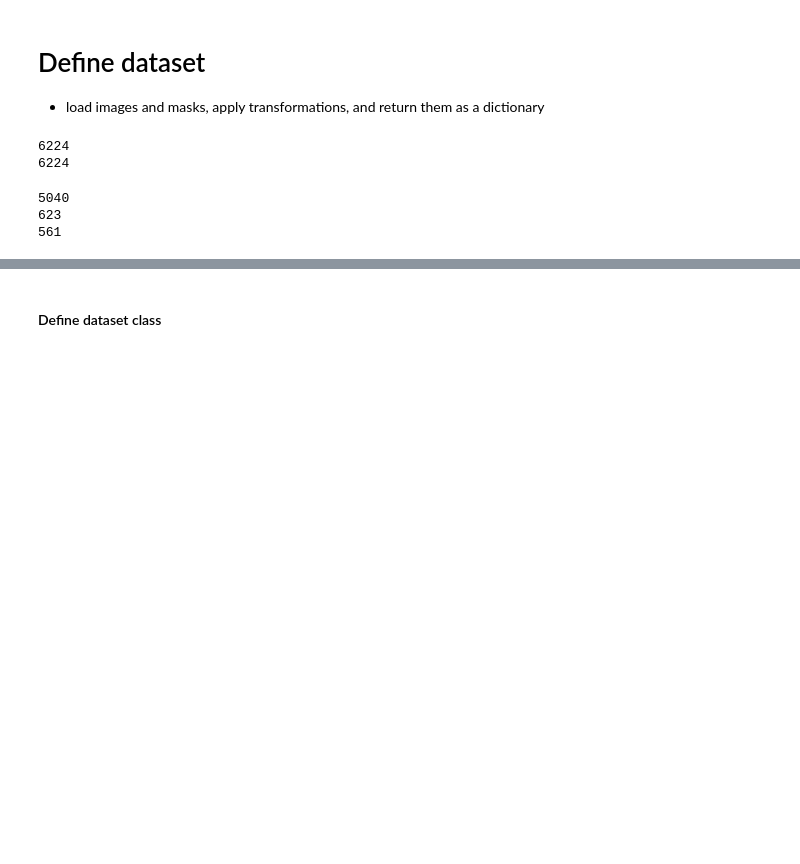
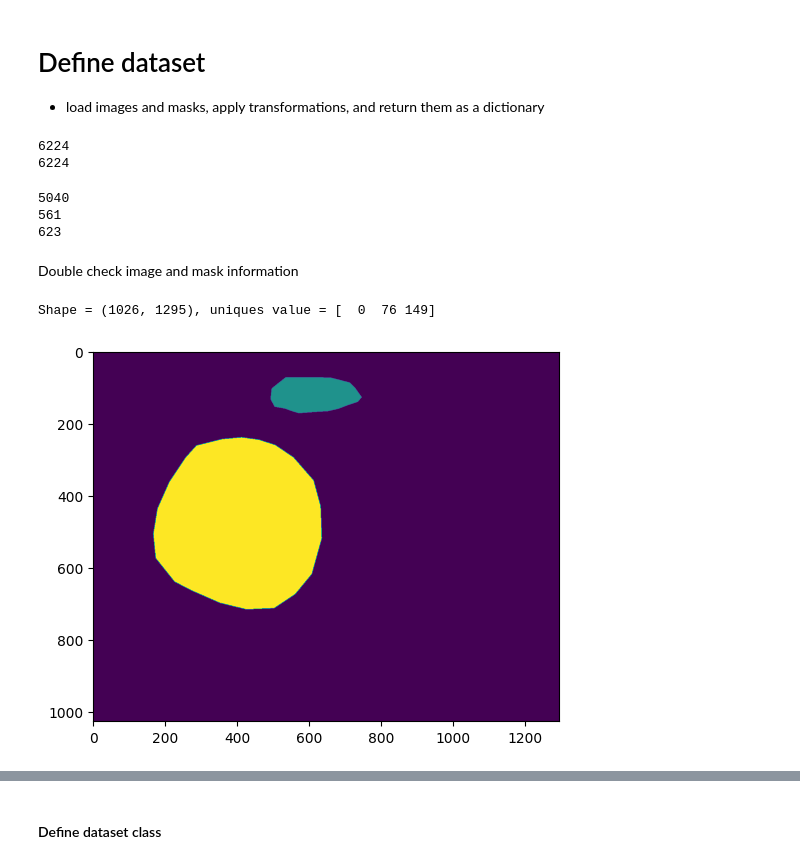
Before and after one commit to lamld203844/Biomedical-Segmentation, a Jupyter notebook: baseline-model.ipynb, the cells around one changed output, grey strips where cells are left out. Drawn from its saved outputs; the diff is of its cells as text; code cells hidden in the pictures; blank space fills up the shorter version.

```diff
--- a/baseline-model.ipynb
+++ b/baseline-model.ipynb
@@ -105,9 +72,20 @@ train_img, test_img, train_mask, test_mask = train_test_split(imgs, mask_paths,
 train_img, val_img, train_mask, val_mask = train_test_split(train_img, train_mask, test_size = 0.1, random_state=123)
 # %%
 print(len(train_img))
+print(len(val_img))
 print(len(test_img))
-print(len(val_img))
 # %% [output]
 5040
+561
 623
-561
+# %% [markdown]
+Double check image and mask information
+# %%
+path = f'{dataset_path}/enhance_mask/{train_mask[1]}'
+mask = cv2.imread(path, cv2.IMREAD_GRAYSCALE)
+print(f'Shape = {mask.shape}, uniques value = {np.unique(mask.flatten())}')
+plt.imshow(mask)
+plt.show()
+# %% [output]
+Shape = (1026, 1295), uniques value = [  0  76 149]
+[figure, added]
```
Also changed, not shown: parts of 31 cells of this notebook.
